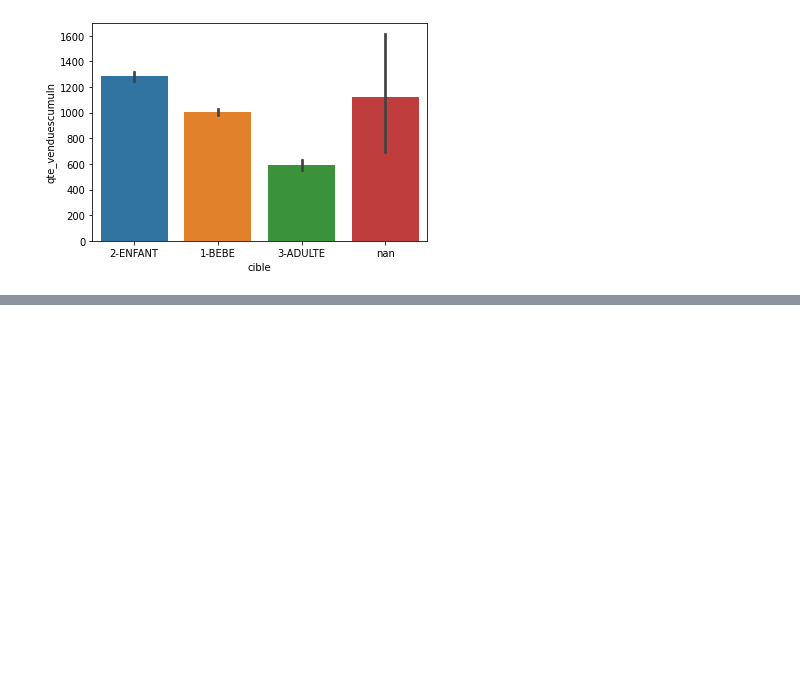
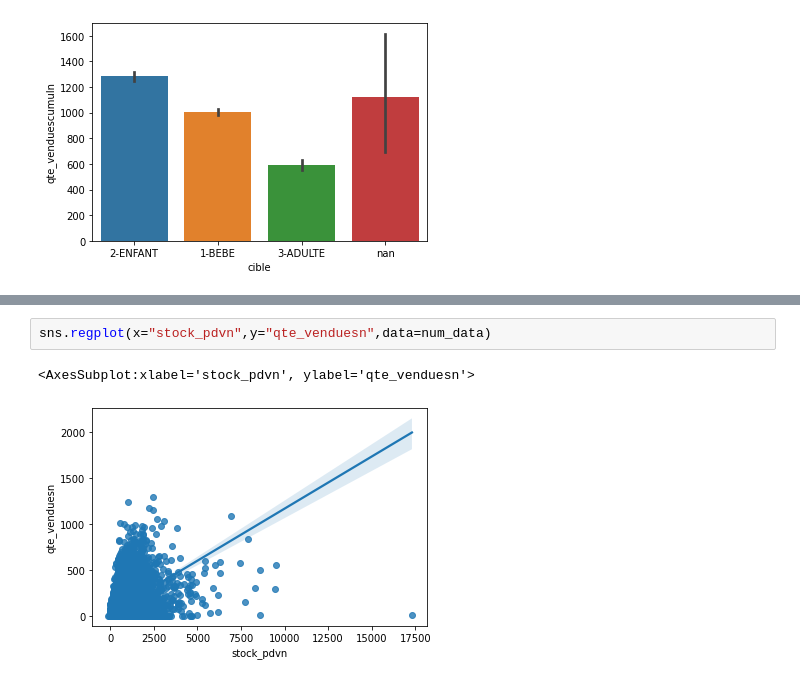
Before and after one commit to J-Cancelliere/markdown-predictions, a Jupyter notebook: notebooks/02_data_analysis.ipynb, the cells around one changed output, grey strips where cells are left out. Saved outputs shown, nothing was run; the diff lists cells and outputs as text; blank space fills up the shorter version.

```diff
--- a/notebooks/02_data_analysis.ipynb
+++ b/notebooks/02_data_analysis.ipynb
@@ -79,0 +99,5 @@ cat_drop_list = ["cible",""]
+# %%
+sns.regplot(x="stock_pdvn",y="qte_venduesn",data=num_data)
+# %% [output]
+<AxesSubplot:xlabel='stock_pdvn', ylabel='qte_venduesn'>
+[figure, added]
```
Also changed, not shown: parts of 17 cells of this notebook, 1 other file.
